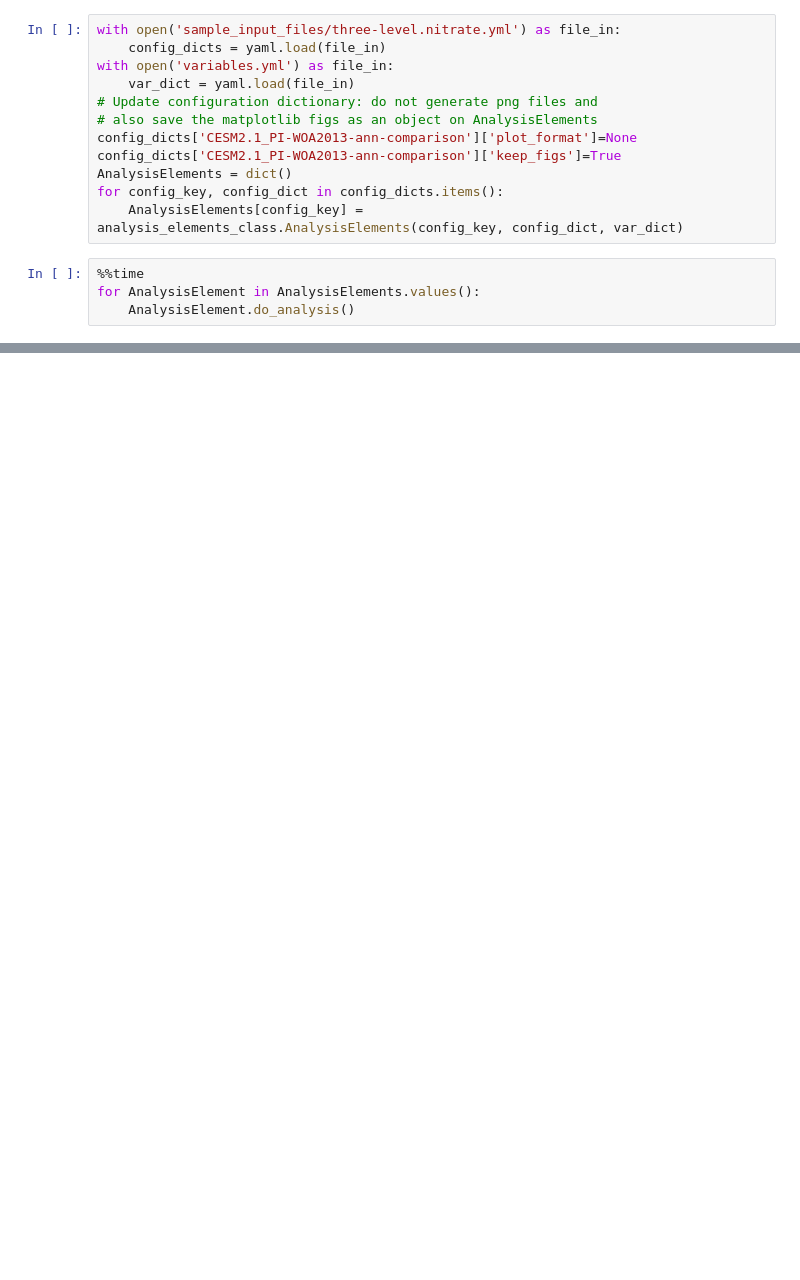
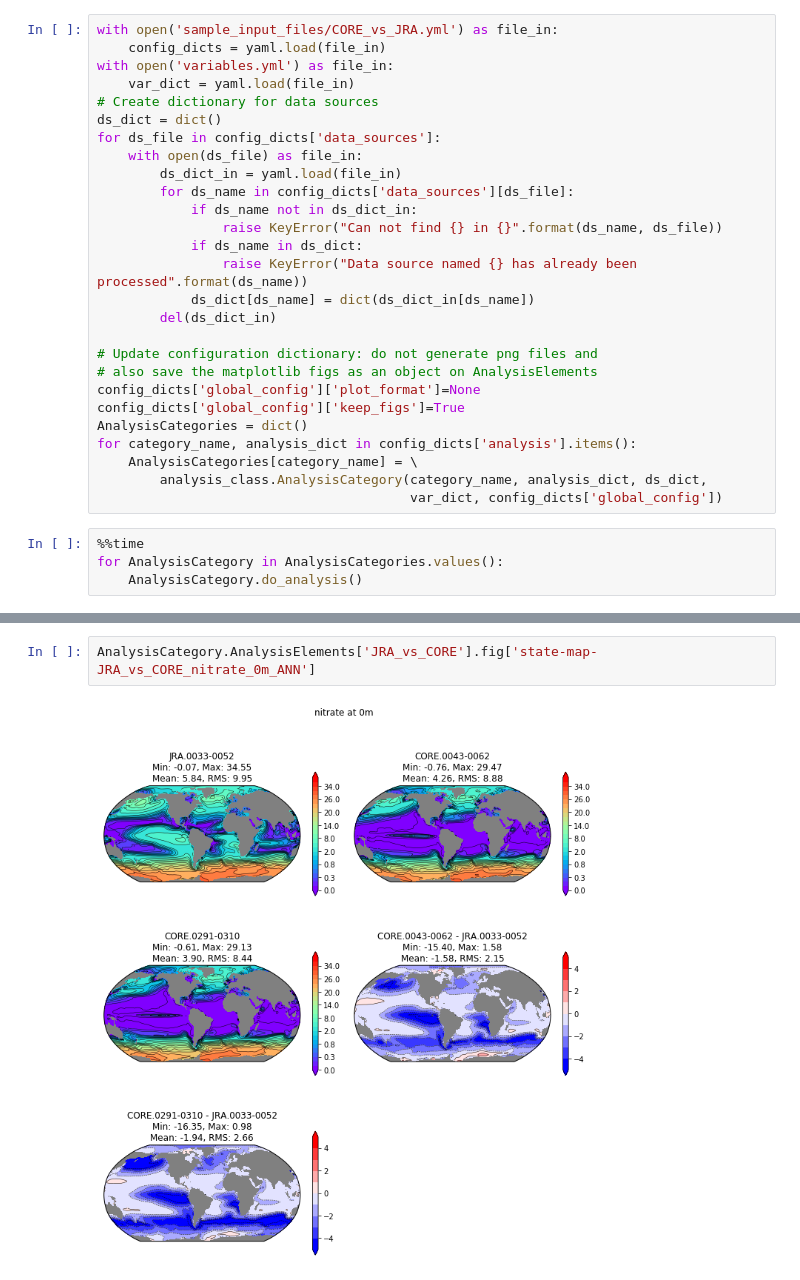
Before and after one commit to mnlevy1981/marbl-diags, a Jupyter notebook: jupyter_driver.ipynb, the cells around one changed output, grey strips where cells are left out. Cells and saved outputs as stored; diff of their text form; blank space fills up the shorter version.

Commit message:
Update jupyter driver to include better plots

```diff
--- a/jupyter_driver.ipynb
+++ b/jupyter_driver.ipynb
@@ -5,19 +5,34 @@ import yaml
 import matplotlib.pyplot as plt
 %matplotlib inline
 # %%
-with open('sample_input_files/three-level.nitrate.yml') as file_in:
+with open('sample_input_files/CORE_vs_JRA.yml') as file_in:
     config_dicts = yaml.load(file_in)
 with open('variables.yml') as file_in:
     var_dict = yaml.load(file_in)
+# Create dictionary for data sources
+ds_dict = dict()
+for ds_file in config_dicts['data_sources']:
+    with open(ds_file) as file_in:
+        ds_dict_in = yaml.load(file_in)
+        for ds_name in config_dicts['data_sources'][ds_file]:
+            if ds_name not in ds_dict_in:
+                raise KeyError("Can not find {} in {}".format(ds_name, ds_file))
+            if ds_name in ds_dict:
+                raise KeyError("Data source named {} has already been processed".format(ds_name))
+            ds_dict[ds_name] = dict(ds_dict_in[ds_name])
+        del(ds_dict_in)
+
 # Update configuration dictionary: do not generate png files and
 # also save the matplotlib figs as an object on AnalysisElements
-config_dicts['CESM2.1_PI-WOA2013-ann-comparison']['plot_format']=None
-config_dicts['CESM2.1_PI-WOA2013-ann-comparison']['keep_figs']=True
-AnalysisElements = dict()
-for config_key, config_dict in config_dicts.items():
-    AnalysisElements[config_key] = analysis_elements_class.AnalysisElements(config_key, config_dict, var_dict)
+config_dicts['global_config']['plot_format']=None
+config_dicts['global_config']['keep_figs']=True
+AnalysisCategories = dict()
+for category_name, analysis_dict in config_dicts['analysis'].items():
+    AnalysisCategories[category_name] = \
+        analysis_class.AnalysisCategory(category_name, analysis_dict, ds_dict,
+                                        var_dict, config_dicts['global_config'])
 # %%
 %%time
-for AnalysisElement in AnalysisElements.values():
-    AnalysisElement.do_analysis()
+for AnalysisCategory in AnalysisCategories.values():
+    AnalysisCategory.do_analysis()
 # %% [output]
@@ -38,0 +41,4 @@ AnalysisElements['CESM2.1_PI-WOA2013-ann-comparison'].fig['state-map-ann_cesm2.1
+# %%
+AnalysisCategory.AnalysisElements['JRA_vs_CORE'].fig['state-map-JRA_vs_CORE_nitrate_0m_ANN']
+# %% [output]
+[figure, added]
```
Also changed, not shown: parts of 5 cells of this notebook.
